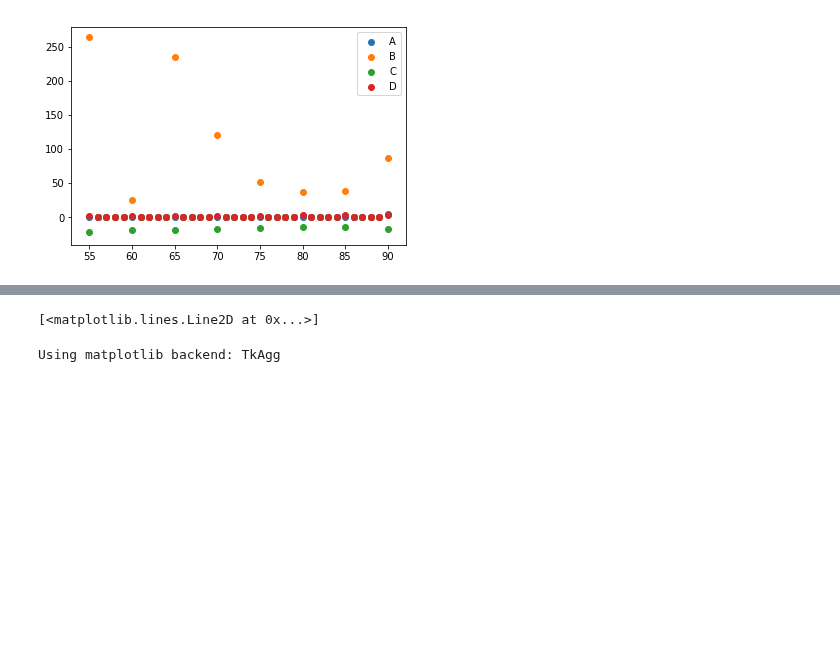
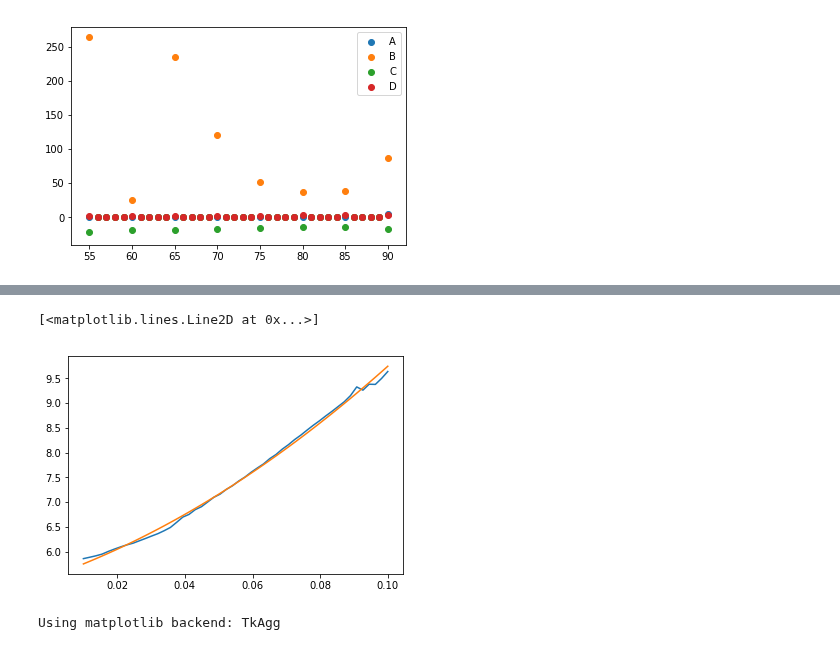
Before and after one commit to jsbarbosa/TesisFisica, a Jupyter notebook: Files/Week 10/ReturnProperties.ipynb, the cells around one changed output, grey strips where cells are left out. Saved outputs shown, nothing was run; the diff lists cells and outputs as text; code cells hidden in the pictures; blank space fills up the shorter version.

```diff
--- a/Files/Week 10/ReturnProperties.ipynb
+++ b/Files/Week 10/ReturnProperties.ipynb
@@ -342,32 +352,33 @@ for i in range(0, 50, 1):
 # %%
 popts = np.array(popts)
 
 # def fit(x, a, b, c):
 #     return a * x ** 2 + b * x + c
 def fitSlope(x, a, b, c, d):
     return a * np.exp(b * x) + c * x + d
 
 def fitIntercept(x, a, b, c):
     return a * x ** 2 + b * x + c
 
 
 x = FRACTIONS[::len(FRACTIONS) // len(popts)]
 
-popt_slope, pcov = curve_fit(fitSlope, x, popts[:, 0], maxfev = 10000)
-popt_intercept, pcov = curve_fit(fitIntercept, x, popts[:, 1], maxfev = 10000)
+popt_slope, pcov = curve_fit(fitSlope, x, popts[:, 0], maxfev = 100000)
+popt_intercept, pcov = curve_fit(fitIntercept, x, popts[:, 1], maxfev = 100000)
 
 
 # print(popt)
 # popt = np.polyfit(x, , 2)
 
 plt.plot(x, popts[:, 0])
 # plt.plot(x, fitIntercept(x, *popt_intercept))
 plt.plot(x, fitSlope(x, *popt_slope))
 # plt.plot(x, popts[:, 1])
 
 # plt.ylim(-1e-8, 1e-8)
 # %% [output]
 [<matplotlib.lines.Line2D at 0x...>]
+[figure, added]
 # %%
 from mpl_toolkits.mplot3d import Axes3D
 
```
Also changed, not shown: parts of 6 cells of this notebook, 11 other files.
